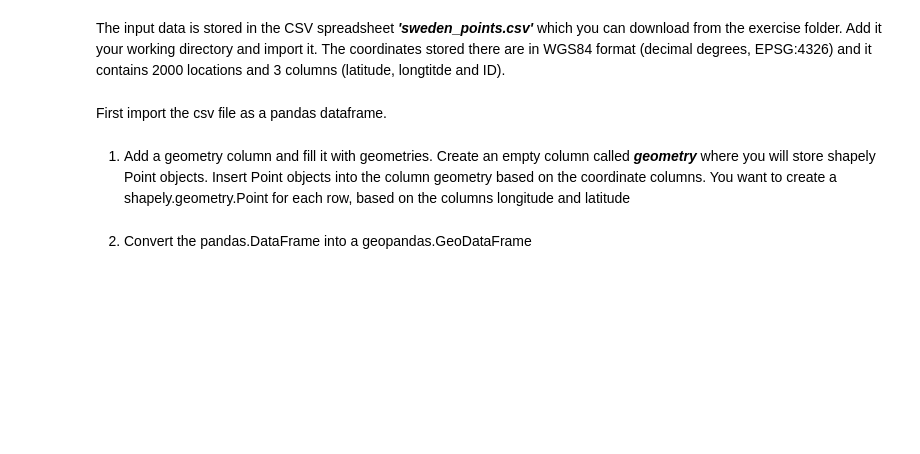
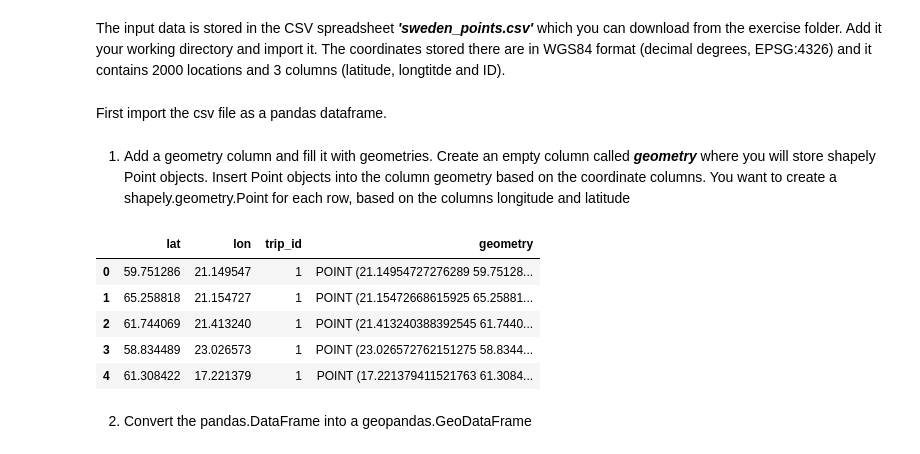
Before and after one commit to ajain-93/NGAD04, a Jupyter notebook: Exercises/Exercise 2/Lab2_2.ipynb, the cells around one changed output. Saved outputs shown, nothing was run; the diff lists cells and outputs as text; code cells hidden in the pictures; blank space fills up the shorter version.

```diff
--- a/Exercises/Exercise 2/Lab2_2.ipynb
+++ b/Exercises/Exercise 2/Lab2_2.ipynb
@@ -17,11 +23,23 @@ You want to create a shapely.geometry.Point for each row, based on the columns l
 # %%
 # RUN YOUR CODE HERE
 from shapely.geometry import Point
 # Create an empty column called 'geometry'
+df_sweden_points['geometry'] = None
 
 # Iterate over each row in the DataFrame and insert a Point object into the 'geometry' column
+for idx, row in df_sweden_points.iterrows():
+    point = Point(row['lon'], row['lat'])
+    df_sweden_points.at[idx, 'geometry'] = point
 
 # Print the first few rows of the DataFrame to verify that the 'geometry' column was added correctly
+df_sweden_points.head()
+# %% [output]
+|  | lat | lon | trip_id | geometry |
+| 0 | 59.751286 | 21.149547 | 1 | POINT (21.14954727276289 59.75128... |
+| 1 | 65.258818 | 21.154727 | 1 | POINT (21.15472668615925 65.25881... |
+| 2 | 61.744069 | 21.413240 | 1 | POINT (21.413240388392545 61.7440... |
+| 3 | 58.834489 | 23.026573 | 1 | POINT (23.026572762151275 58.8344... |
+| 4 | 61.308422 | 17.221379 | 1 | POINT (17.221379411521763 61.3084... |
 # %% [markdown]
 2) Convert the pandas.DataFrame into a geopandas.GeoDataFrame
 # %%
```
Also changed, not shown: parts of 5 cells of this notebook.
